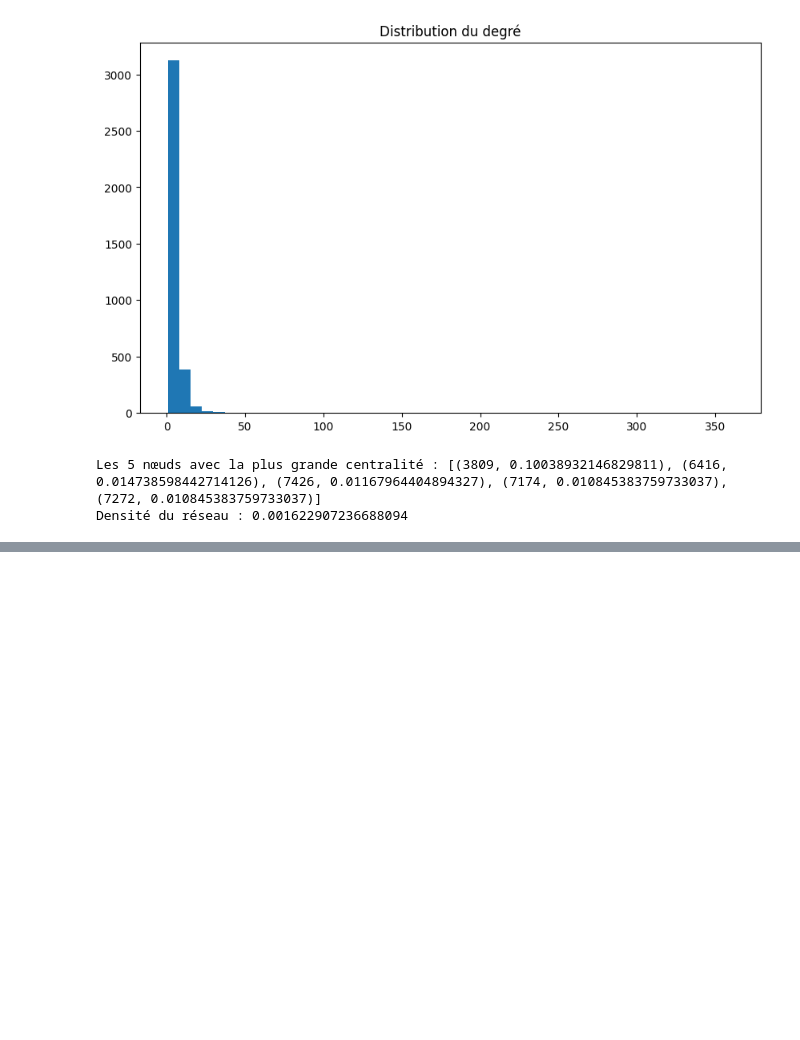
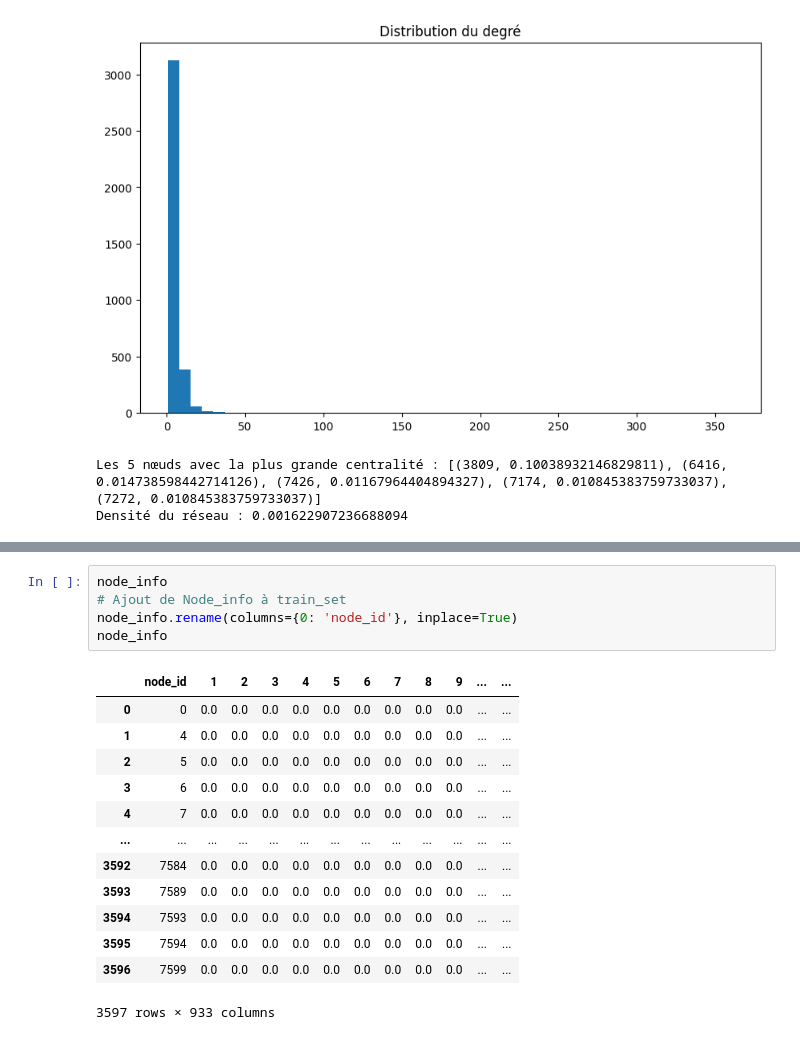
Before and after one commit to Behachee/Predicting-missing-links-co-occurrence-network, a Jupyter notebook: 1- EDA/data_exploration_théo.ipynb, the cells around one changed output, grey strips where cells are left out. Cells and saved outputs as stored; diff of their text form; blank space fills up the shorter version.

```diff
--- a/1- EDA/data_exploration_théo.ipynb
+++ b/1- EDA/data_exploration_théo.ipynb
@@ -81,0 +152,19 @@ graph.html
+# %%
+node_info
+# Ajout de Node_info à train_set
+node_info.rename(columns={0: 'node_id'}, inplace=True)
+node_info
+# %% [output]
+|  | node_id | 1 | 2 | 3 | 4 | 5 | 6 | 7 | 8 | 9 | ... | ... |
+| 0 | 0 | 0.0 | 0.0 | 0.0 | 0.0 | 0.0 | 0.0 | 0.0 | 0.0 | 0.0 | ... | ... |
+| 1 | 4 | 0.0 | 0.0 | 0.0 | 0.0 | 0.0 | 0.0 | 0.0 | 0.0 | 0.0 | ... | ... |
+| 2 | 5 | 0.0 | 0.0 | 0.0 | 0.0 | 0.0 | 0.0 | 0.0 | 0.0 | 0.0 | ... | ... |
+| 3 | 6 | 0.0 | 0.0 | 0.0 | 0.0 | 0.0 | 0.0 | 0.0 | 0.0 | 0.0 | ... | ... |
+| 4 | 7 | 0.0 | 0.0 | 0.0 | 0.0 | 0.0 | 0.0 | 0.0 | 0.0 | 0.0 | ... | ... |
+| ... | ... | ... | ... | ... | ... | ... | ... | ... | ... | ... | ... | ... |
+| 3592 | 7584 | 0.0 | 0.0 | 0.0 | 0.0 | 0.0 | 0.0 | 0.0 | 0.0 | 0.0 | ... | ... |
+| 3593 | 7589 | 0.0 | 0.0 | 0.0 | 0.0 | 0.0 | 0.0 | 0.0 | 0.0 | 0.0 | ... | ... |
+| 3594 | 7593 | 0.0 | 0.0 | 0.0 | 0.0 | 0.0 | 0.0 | 0.0 | 0.0 | 0.0 | ... | ... |
+| 3595 | 7594 | 0.0 | 0.0 | 0.0 | 0.0 | 0.0 | 0.0 | 0.0 | 0.0 | 0.0 | ... | ... |
+| 3596 | 7599 | 0.0 | 0.0 | 0.0 | 0.0 | 0.0 | 0.0 | 0.0 | 0.0 | 0.0 | ... | ... |
+3597 rows × 933 columns
```
Also changed, not shown: parts of 7 cells of this notebook, 2 other files.
